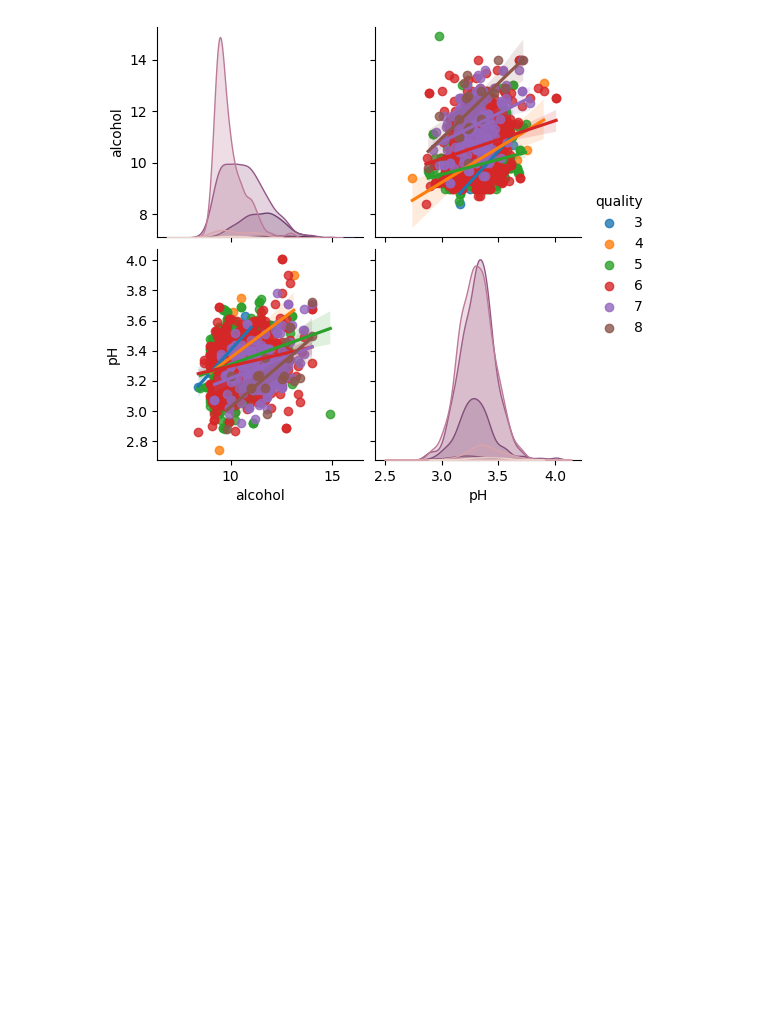
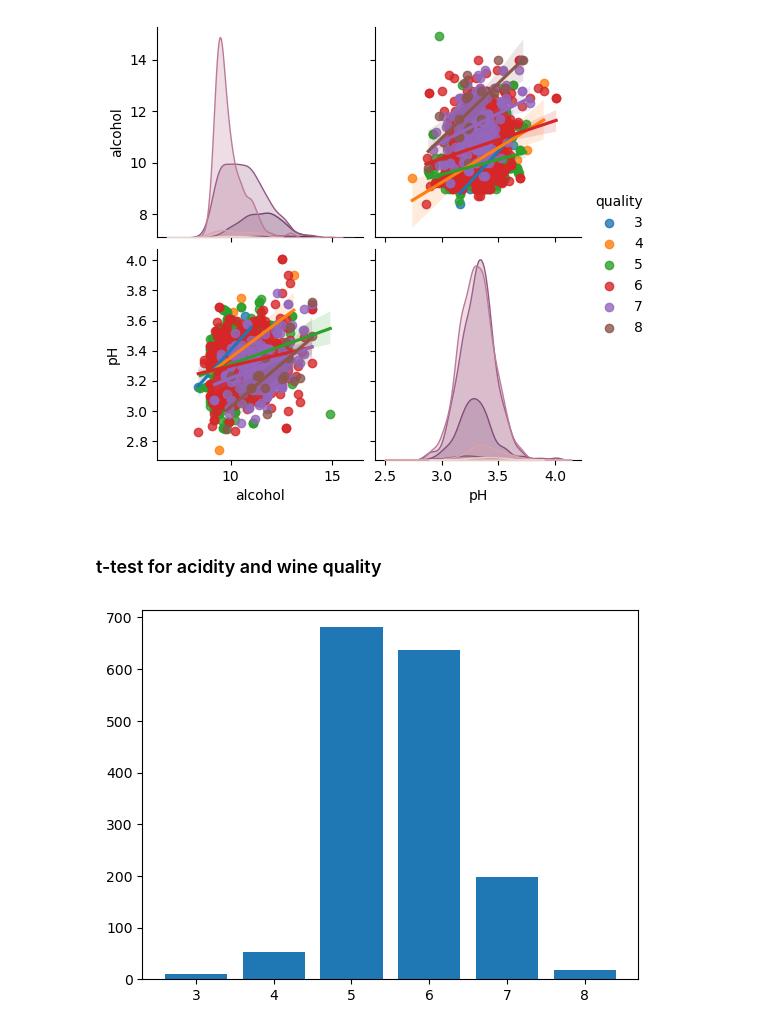
Before and after one commit to nasserqadri/wine-quality-inference, a Jupyter notebook: Wine Quality Inferential Stats.ipynb, the cells around one changed output. Saved outputs shown, nothing was run; the diff lists cells and outputs as text; code cells hidden in the pictures; blank space fills up the shorter version.

```diff
--- a/Wine Quality Inferential Stats.ipynb
+++ b/Wine Quality Inferential Stats.ipynb
@@ -71,3 +72,10 @@ sns.pairplot(df[['alcohol', 'pH', 'quality']], kind='reg', hue='quality')
 plt.show()
 # %% [output]
 [figure]
+# %% [markdown]
+### t-test for acidity and wine quality
+# %%
+plt.bar(df['quality'].value_counts().index, df['quality'].value_counts().values)
+plt.show()
+# %% [output]
+[figure, added]
```
Also changed, not shown: parts of 2 cells of this notebook.
